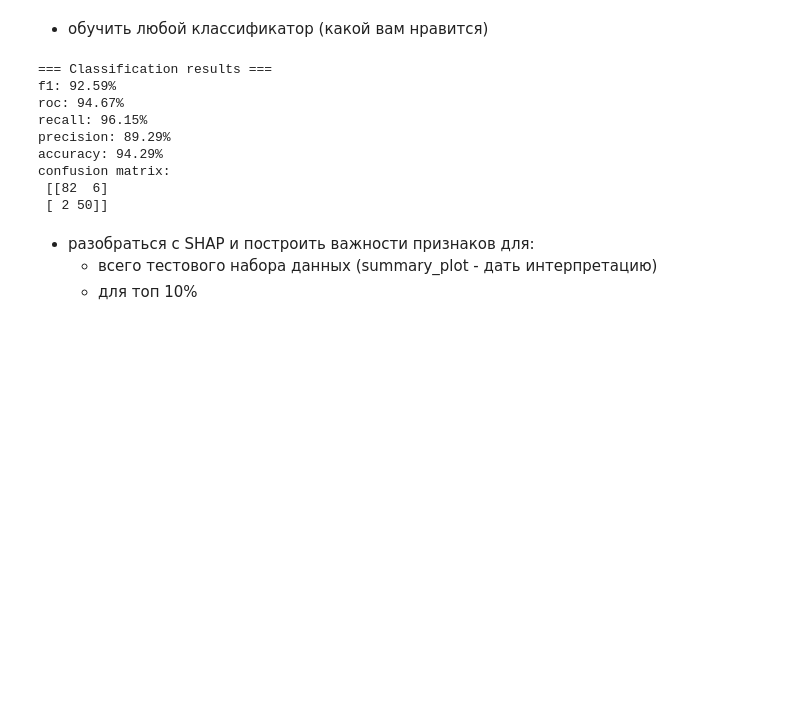
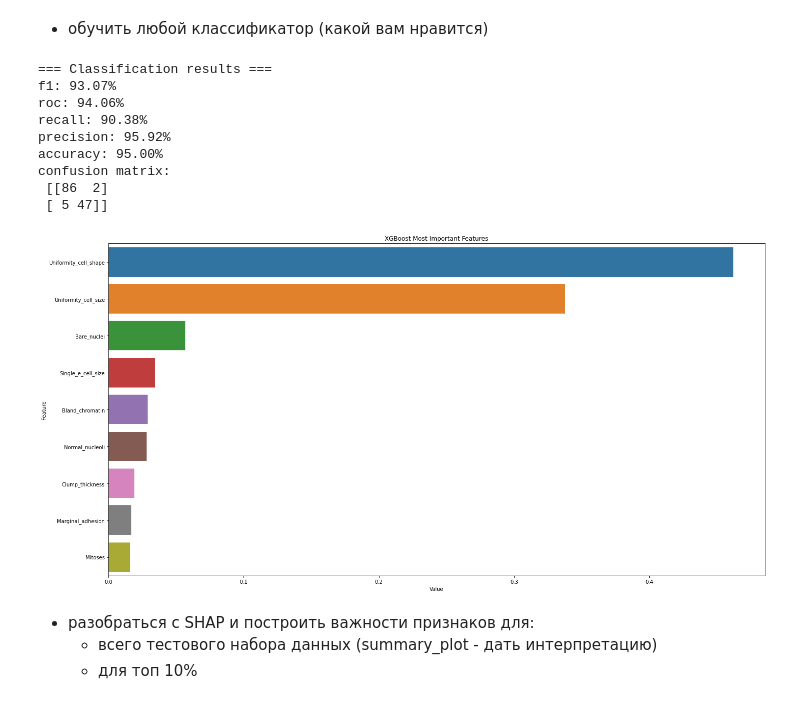
Before and after one commit to Krivosheenkova/machine-learning-for-business, a Jupyter notebook: 7_SHAP/7.ipynb, the cells around one changed output. Drawn from its saved outputs; the diff is of its cells as text; code cells hidden in the pictures; blank space fills up the shorter version.

```diff
--- a/7_SHAP/7.ipynb
+++ b/7_SHAP/7.ipynb
@@ -133,5 +121,7 @@ dataset.loc[dataset.Bare_nuclei == '?'].shape
 # %%
 dataset['Bare_nuclei'].replace('?', dataset.Bare_nuclei.mode()[0],
                                inplace=True)
+# %%
+dataset = dataset.astype(int)
 # %% [markdown]
 - обучить любой классификатор (какой вам нравится)
@@ -256,7 +153,7 @@ def evaluate_results(y_test, y_predict):
 from sklearn.model_selection import train_test_split
 from sklearn.metrics import confusion_matrix, recall_score, precision_score, roc_auc_score, accuracy_score, f1_score
 
-X_data, y = dataset.loc[:, :'Class'], dataset.Class.replace({2: 0, 4: 1})
+X, y = dataset.drop('Class', axis=1), dataset.Class.replace({2: 0, 4: 1})
 
 X_train, X_test, y_train, y_test = train_test_split(X_data, y, test_size=0.2, random_state=7)
 
@@ -264,27 +161,34 @@ model = XGBClassifier(eval_metric='auc',
                           use_label_encoder=False,
                           random_state=42)
 
+model.fit(X_train, y_train)
 
-pipe = Pipeline([
-    ('features', feats),
-    ('classifier', model)
-])
-
-pipe.fit(X_train, y_train)
-
-y_predict = pipe.predict(X_test)
+y_predict = model.predict(X_test)
 
 results = evaluate_results(y_test, y_predict)
 # %% [output]
 === Classification results ===
-f1: 92.59%
-roc: 94.67%
-recall: 96.15%
-precision: 89.29%
-accuracy: 94.29%
+f1: 93.07%
+roc: 94.06%
+recall: 90.38%
+precision: 95.92%
+accuracy: 95.00%
 confusion matrix:
- [[82  6]
- [ 2 50]]
+ [[86  2]
+ [ 5 47]]
+# %%
+# plot model builtin feature importances
+
+cols = X_train.columns
+feature_imp=pd.DataFrame(sorted(zip(model.feature_importances_,cols)), columns=['Value','Feature'])
+
+plt.figure(figsize=(20, 10))
+sns.barplot(x="Value", y="Feature", data=feature_imp.sort_values(by="Value", ascending=False).iloc[:10])
+plt.title('XGBoost Most Important Features')
+plt.tight_layout()
+plt.show()
+# %% [output]
+[figure, added]
 # %% [markdown]
 - разобраться с SHAP и построить важности признаков для:
     - всего тестового набора данных (summary_plot - дать интерпретацию)
```
Also changed, not shown: parts of 9 cells of this notebook.
